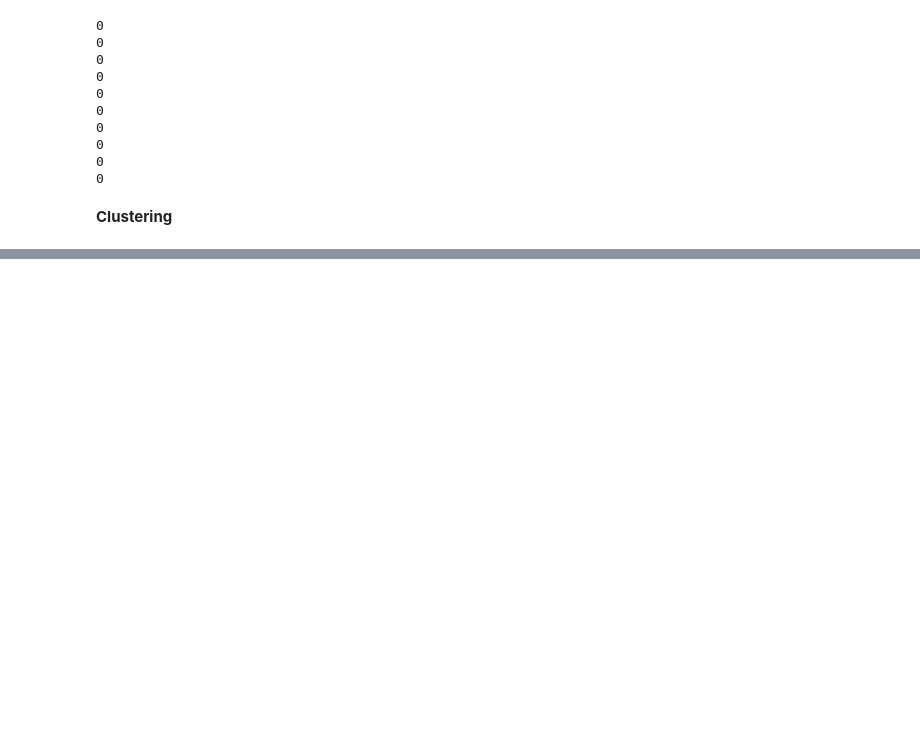
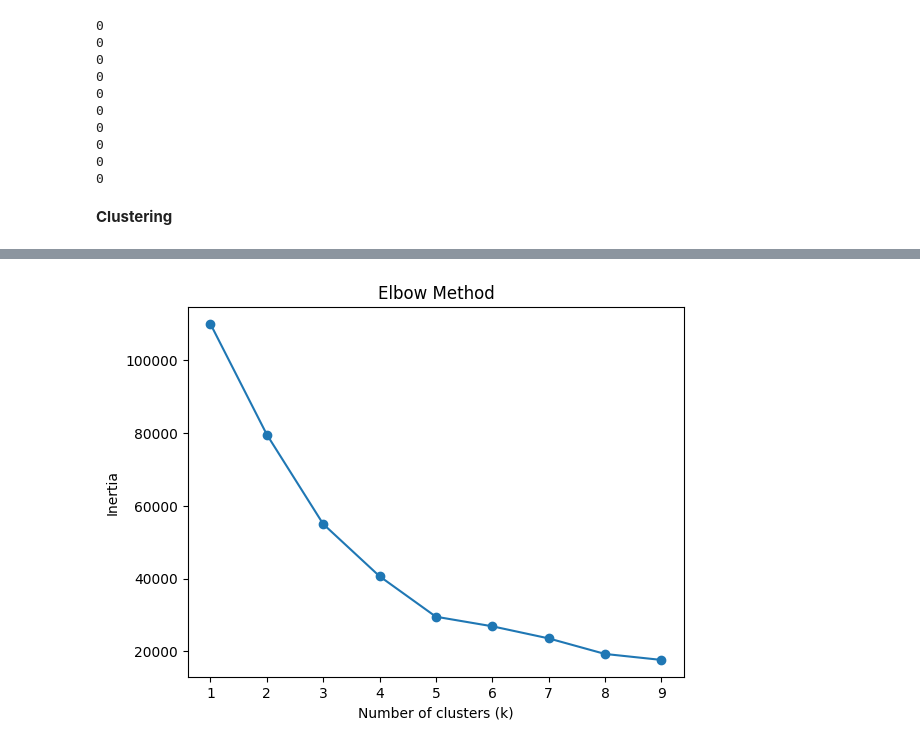
Before and after one commit to Ibra2477/FD_project, a Jupyter notebook: notebook/TP.ipynb, the cells around one changed output, grey strips where cells are left out. Drawn from its saved outputs; the diff is of its cells as text; code cells hidden in the pictures; blank space fills up the shorter version.

Commit message:
refined data clustering and visualization

```diff
--- a/notebook/TP.ipynb
+++ b/notebook/TP.ipynb
@@ -364,0 +383,26 @@ plt.show()
+# %%
+from sklearn.cluster import KMeans
+from sklearn.preprocessing import StandardScaler
+import matplotlib.pyplot as plt
+
+
+# 1. Sélection des variables
+X = data_cleaned[["lat", "long"]]
+
+# 2. Normalisation
+scaler = StandardScaler()
+X_scaled = scaler.fit_transform(X)
+
+
+
+
+data = []
+for k in range(1,10):
+    kmeans = KMeans(n_clusters=k, init='k-means++', random_state=1000)
+    # fit scaled data
+    kmeans.fit(X_scaled)
+    inertia = kmeans.inertia_
+    data.append((k,inertia))
+
+inertia_df = pd.DataFrame(data, columns=["k", "inertia"])
+inertia_df
@@ -364,0 +420,8 @@ plt.show()
+# %%
+plt.plot(inertia_df["k"], inertia_df["inertia"], marker='o')
+plt.xlabel("Number of clusters (k)")
+plt.ylabel("Inertia")
+plt.title("Elbow Method")
+plt.show()
+# %% [output]
+[figure, added]
```
Also changed, not shown: parts of 9 cells of this notebook.
